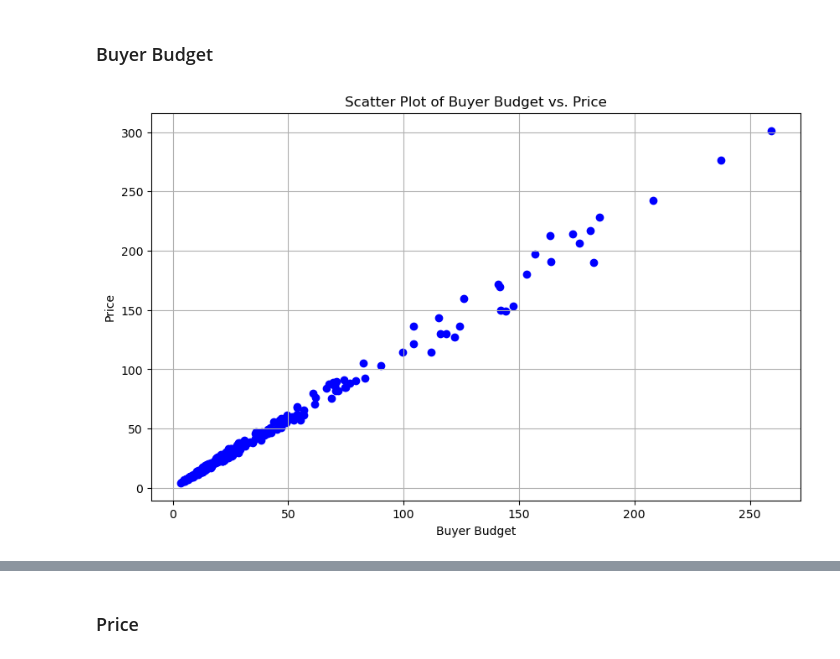
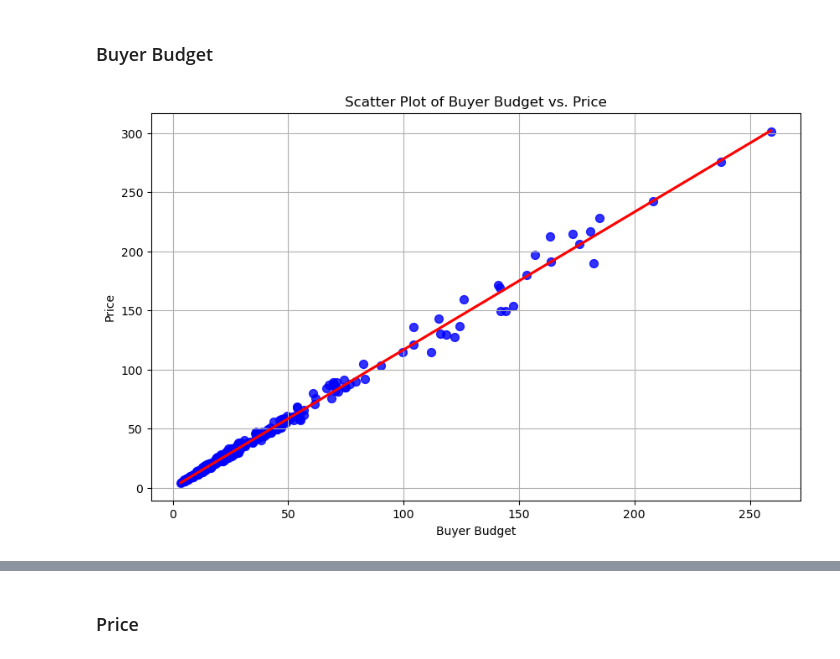
Before and after one commit to SouravKumarNaik/Price_Prediction_Saas, a Jupyter notebook: software_pricing.ipynb, the cells around one changed output, grey strips where cells are left out. Drawn from its saved outputs; the diff is of its cells as text; code cells hidden in the pictures.

```diff
--- a/software_pricing.ipynb
+++ b/software_pricing.ipynb
@@ -241,15 +244,15 @@ plt.show()
 # %%
 # Scatter Plot
 plt.figure(figsize=(10, 6))
-plt.scatter(df['Buyer_Budget'], df['Price'], color='blue', marker='o')
+sns.regplot(x='Buyer_Budget', y='Price', data=df, ci=None, scatter_kws={"s": 50, "color": "blue"}, line_kws={"color": "red"})
 
 plt.title('Scatter Plot of Buyer Budget vs. Price')
 plt.xlabel('Buyer Budget')
 plt.ylabel('Price')
 plt.grid(True)
 plt.show()
 # %% [output]
-[figure, old version]
+[figure, new version]
 # %%
 # Heatmap
 # Calculate the correlation matrix
```
Also changed, not shown: parts of 51 cells of this notebook, 5 other files.
